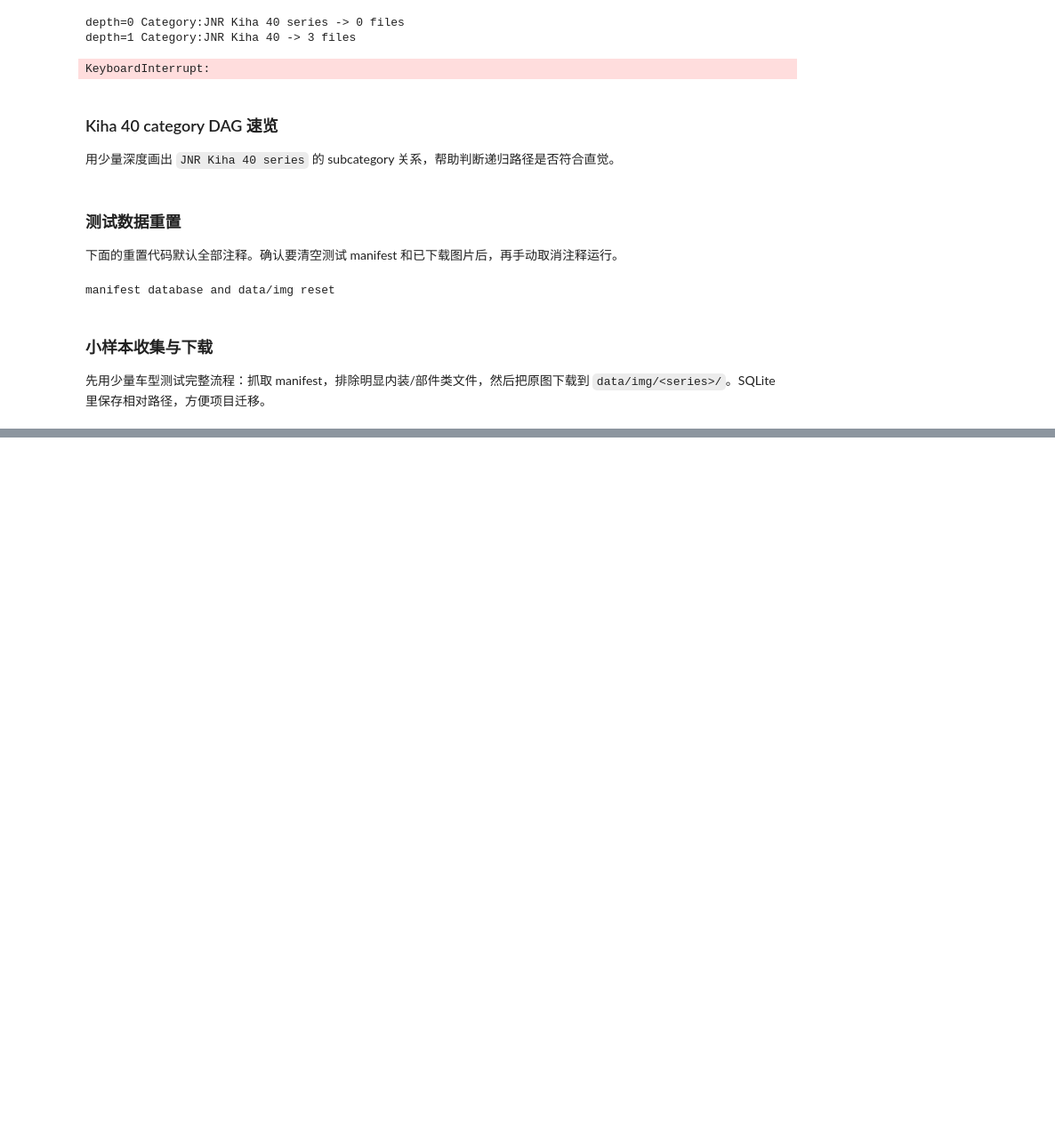
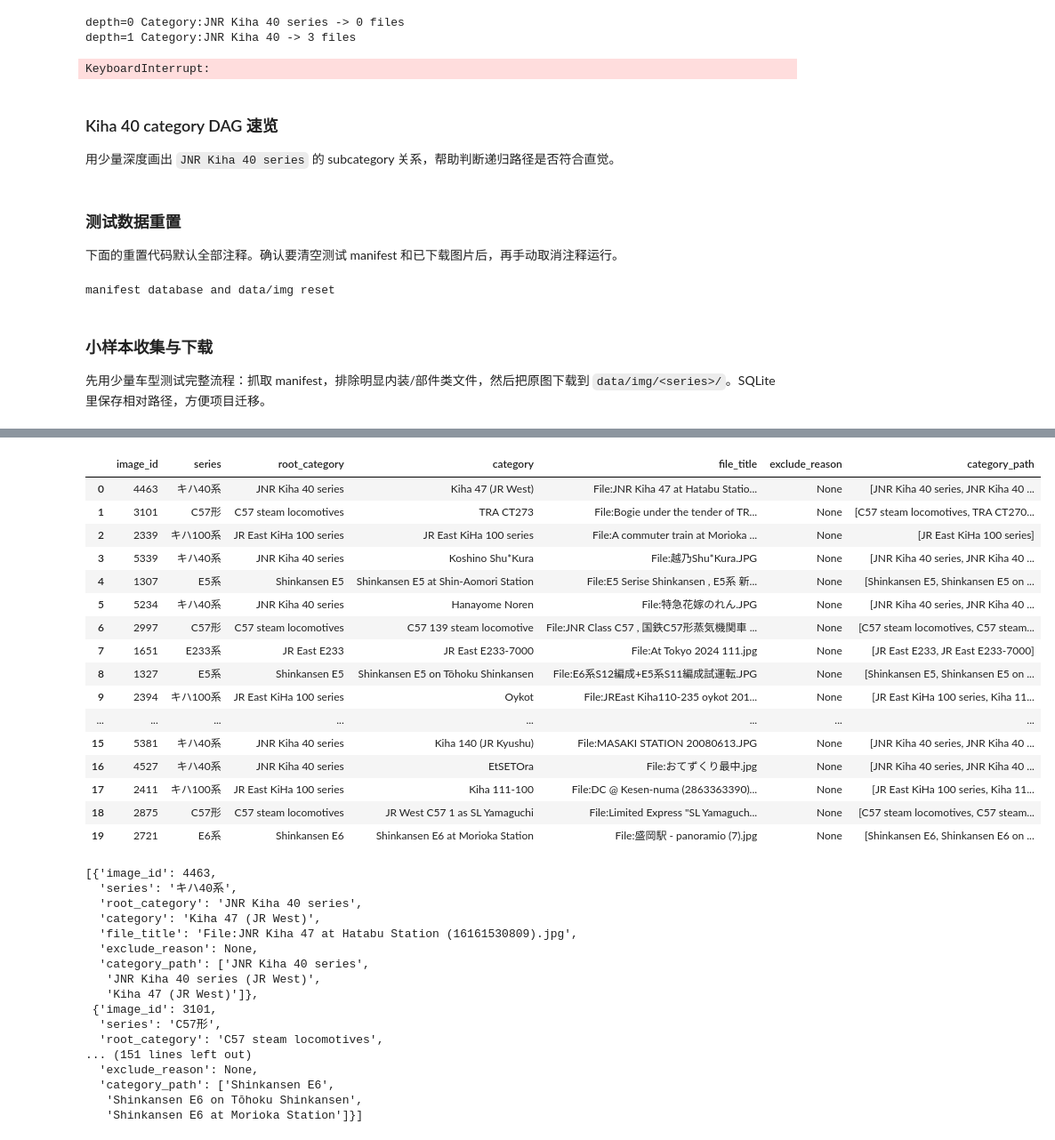
Before and after one commit to SniperPigeon/wakareeru, a Jupyter notebook: src/crawler/img_crawler.ipynb, the cells around one changed output, grey strips where cells are left out. Shown at 89% size. Cells and saved outputs as stored; diff of their text form; code cells hidden in the pictures; blank space fills up the shorter version.

```diff
--- a/src/crawler/img_crawler.ipynb
+++ b/src/crawler/img_crawler.ipynb
@@ -1214,0 +1261,70 @@ download_result
+# %%
+import sqlite3
+# 随机抽几条 manifest 给本地 LLM 调 prompt。
+def sample_manifest_for_llm(
+    db_path: str = db_path,
+    n: int = 20,
+    include_excluded: bool = False,
+) -> pd.DataFrame:
+    where = "" if include_excluded else "WHERE excluded = 0"
+    sql = f"""
+        SELECT
+            id AS image_id,
+            series,
+            root_category,
+            category,
+            category_path_json,
+            file_title,
+            exclude_reason
+        FROM images
+        {where}
+        ORDER BY random()
+        LIMIT {int(n)}
+    """
+    with sqlite3.connect(db_path) as conn:
+        samples = pd.read_sql_query(sql, conn)
+
+    samples["category_path"] = samples["category_path_json"].apply(json.loads)
+    return samples.drop(columns=["category_path_json"])
+
+
+llm_manifest_samples = sample_manifest_for_llm(n=20)
+display(llm_manifest_samples)
+
+# 复制这一列里的 dict 给 LLM 最方便。
+llm_manifest_samples.to_dict("records")
+# %% [output]
+|  | image_id | series | root_category | category | file_title | exclude_reason | category_path |
+| 0 | 4463 | キハ40系 | JNR Kiha 40 series | Kiha 47 (JR West) | File:JNR Kiha 47 at Hatabu Statio... | None | [JNR Kiha 40 series, JNR Kiha 40 ... |
+| 1 | 3101 | C57形 | C57 steam locomotives | TRA CT273 | File:Bogie under the tender of TR... | None | [C57 steam locomotives, TRA CT270... |
+| 2 | 2339 | キハ100系 | JR East KiHa 100 series | JR East KiHa 100 series | File:A commuter train at Morioka ... | None | [JR East KiHa 100 series] |
+| 3 | 5339 | キハ40系 | JNR Kiha 40 series | Koshino Shu*Kura | File:越乃Shu*Kura.JPG | None | [JNR Kiha 40 series, JNR Kiha 40 ... |
+| 4 | 1307 | E5系 | Shinkansen E5 | Shinkansen E5 at Shin-Aomori Station | File:E5 Serise Shinkansen , E5系 新... | None | [Shinkansen E5, Shinkansen E5 on ... |
+| 5 | 5234 | キハ40系 | JNR Kiha 40 series | Hanayome Noren | File:特急花嫁のれん.JPG | None | [JNR Kiha 40 series, JNR Kiha 40 ... |
+| 6 | 2997 | C57形 | C57 steam locomotives | C57 139 steam locomotive | File:JNR Class C57 , 国鉄C57形蒸気機関車 ... | None | [C57 steam locomotives, C57 steam... |
+| 7 | 1651 | E233系 | JR East E233 | JR East E233-7000 | File:At Tokyo 2024 111.jpg | None | [JR East E233, JR East E233-7000] |
+| 8 | 1327 | E5系 | Shinkansen E5 | Shinkansen E5 on Tōhoku Shinkansen | File:E6系S12編成+E5系S11編成試運転.JPG | None | [Shinkansen E5, Shinkansen E5 on ... |
+| 9 | 2394 | キハ100系 | JR East KiHa 100 series | Oykot | File:JREast Kiha110-235 oykot 201... | None | [JR East KiHa 100 series, Kiha 11... |
+| ... | ... | ... | ... | ... | ... | ... | ... |
+| 15 | 5381 | キハ40系 | JNR Kiha 40 series | Kiha 140 (JR Kyushu) | File:MASAKI STATION 20080613.JPG | None | [JNR Kiha 40 series, JNR Kiha 40 ... |
+| 16 | 4527 | キハ40系 | JNR Kiha 40 series | EtSETOra | File:おてずくり最中.jpg | None | [JNR Kiha 40 series, JNR Kiha 40 ... |
+| 17 | 2411 | キハ100系 | JR East KiHa 100 series | Kiha 111-100 | File:DC @ Kesen-numa (2863363390)... | None | [JR East KiHa 100 series, Kiha 11... |
+| 18 | 2875 | C57形 | C57 steam locomotives | JR West C57 1 as SL Yamaguchi | File:Limited Express "SL Yamaguch... | None | [C57 steam locomotives, C57 steam... |
+| 19 | 2721 | E6系 | Shinkansen E6 | Shinkansen E6 at Morioka Station | File:盛岡駅 - panoramio (7).jpg | None | [Shinkansen E6, Shinkansen E6 on ... |
+[{'image_id': 4463,
+  'series': 'キハ40系',
+  'root_category': 'JNR Kiha 40 series',
+  'category': 'Kiha 47 (JR West)',
+  'file_title': 'File:JNR Kiha 47 at Hatabu Station (16161530809).jpg',
+  'exclude_reason': None,
+  'category_path': ['JNR Kiha 40 series',
+   'JNR Kiha 40 series (JR West)',
+   'Kiha 47 (JR West)']},
+ {'image_id': 3101,
+  'series': 'C57形',
+  'root_category': 'C57 steam locomotives',
+... (151 lines left out)
+  'exclude_reason': None,
+  'category_path': ['Shinkansen E6',
+   'Shinkansen E6 on Tōhoku Shinkansen',
+   'Shinkansen E6 at Morioka Station']}]
```
Also changed, not shown: parts of 10 cells of this notebook, 5 other files.
